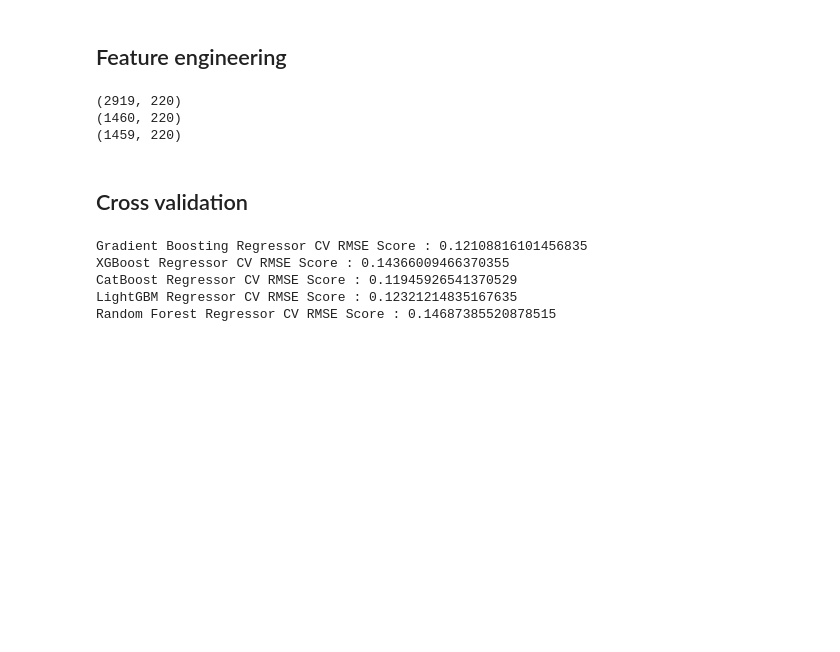
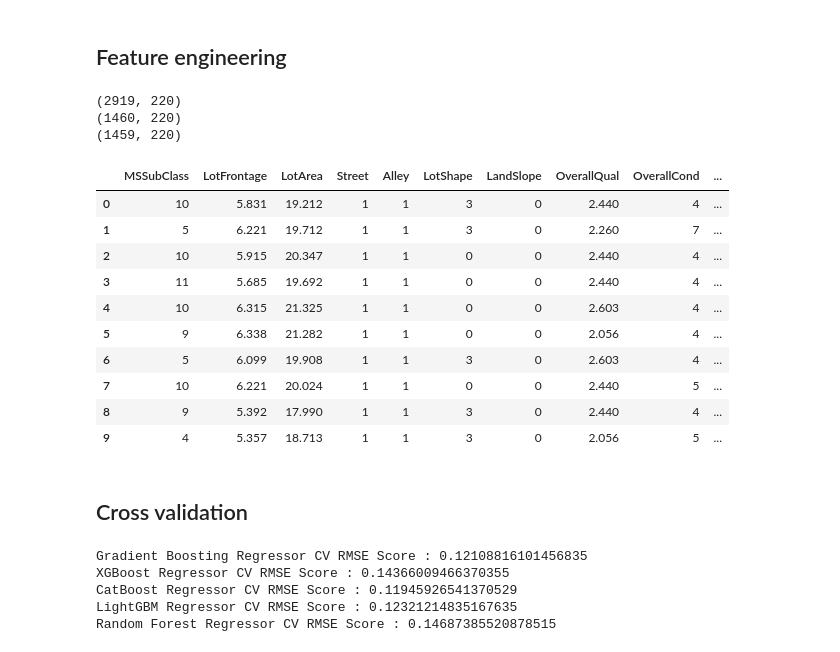
Before and after one commit to p1237777777/House-Prices-Advanced-Regression-Techniques, a Jupyter notebook: house-prices-regression-with-boost-algorithm.ipynb, the cells around one changed output. Drawn from its saved outputs; the diff is of its cells as text; code cells hidden in the pictures; blank space fills up the shorter version.

```diff
--- a/house-prices-regression-with-boost-algorithm.ipynb
+++ b/house-prices-regression-with-boost-algorithm.ipynb
@@ -202,25 +200,37 @@ test = df_new[ntrain:]
 # %%
 # Label Encoder
 cols = ('FireplaceQu', 'BsmtQual', 'BsmtCond', 'GarageQual', 'GarageCond',
         'ExterQual', 'ExterCond','HeatingQC', 'PoolQC', 'KitchenQual', 'BsmtFinType1',
         'BsmtFinType2', 'Functional', 'Fence', 'BsmtExposure', 'GarageFinish', 'LandSlope',
         'LotShape', 'PavedDrive', 'Street', 'Alley', 'CentralAir', 'MSSubClass', 'OverallCond',
         'YrSold', 'MoSold')
 le = LabelEncoder()
 for i in cols:
     df_new[i] = le.fit_transform(df_new[[i]])
 
 # One hot encoder
 df_new = pd.get_dummies(df_new)
 print(df_new.shape)
 train = df_new[:ntrain]
 test = df_new[ntrain:]
 print(train.shape)
 print(test.shape)
+df_new.head(10)
 # %% [output]
 (2919, 220)
 (1460, 220)
 (1459, 220)
+|  | MSSubClass | LotFrontage | LotArea | Street | Alley | LotShape | LandSlope | OverallQual | OverallCond | ... |
+| 0 | 10 | 5.831 | 19.212 | 1 | 1 | 3 | 0 | 2.440 | 4 | ... |
+| 1 | 5 | 6.221 | 19.712 | 1 | 1 | 3 | 0 | 2.260 | 7 | ... |
+| 2 | 10 | 5.915 | 20.347 | 1 | 1 | 0 | 0 | 2.440 | 4 | ... |
+| 3 | 11 | 5.685 | 19.692 | 1 | 1 | 0 | 0 | 2.440 | 4 | ... |
+| 4 | 10 | 6.315 | 21.325 | 1 | 1 | 0 | 0 | 2.603 | 4 | ... |
+| 5 | 9 | 6.338 | 21.282 | 1 | 1 | 0 | 0 | 2.056 | 4 | ... |
+| 6 | 5 | 6.099 | 19.908 | 1 | 1 | 3 | 0 | 2.603 | 4 | ... |
+| 7 | 10 | 6.221 | 20.024 | 1 | 1 | 0 | 0 | 2.440 | 5 | ... |
+| 8 | 9 | 5.392 | 17.990 | 1 | 1 | 3 | 0 | 2.440 | 4 | ... |
+| 9 | 4 | 5.357 | 18.713 | 1 | 1 | 3 | 0 | 2.056 | 5 | ... |
 # %%
 # Regression model
 
```
Also changed, not shown: parts of 5 cells of this notebook.
